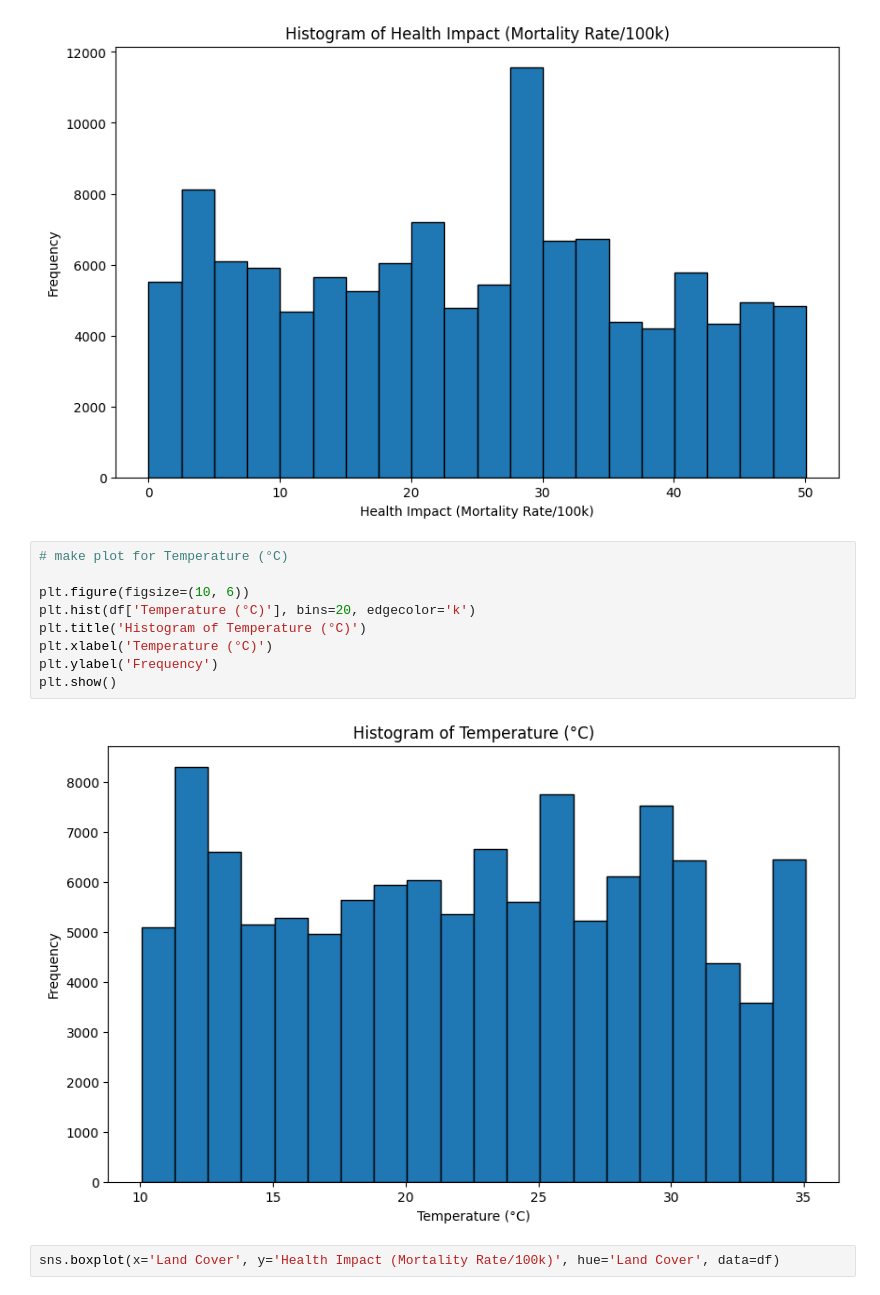
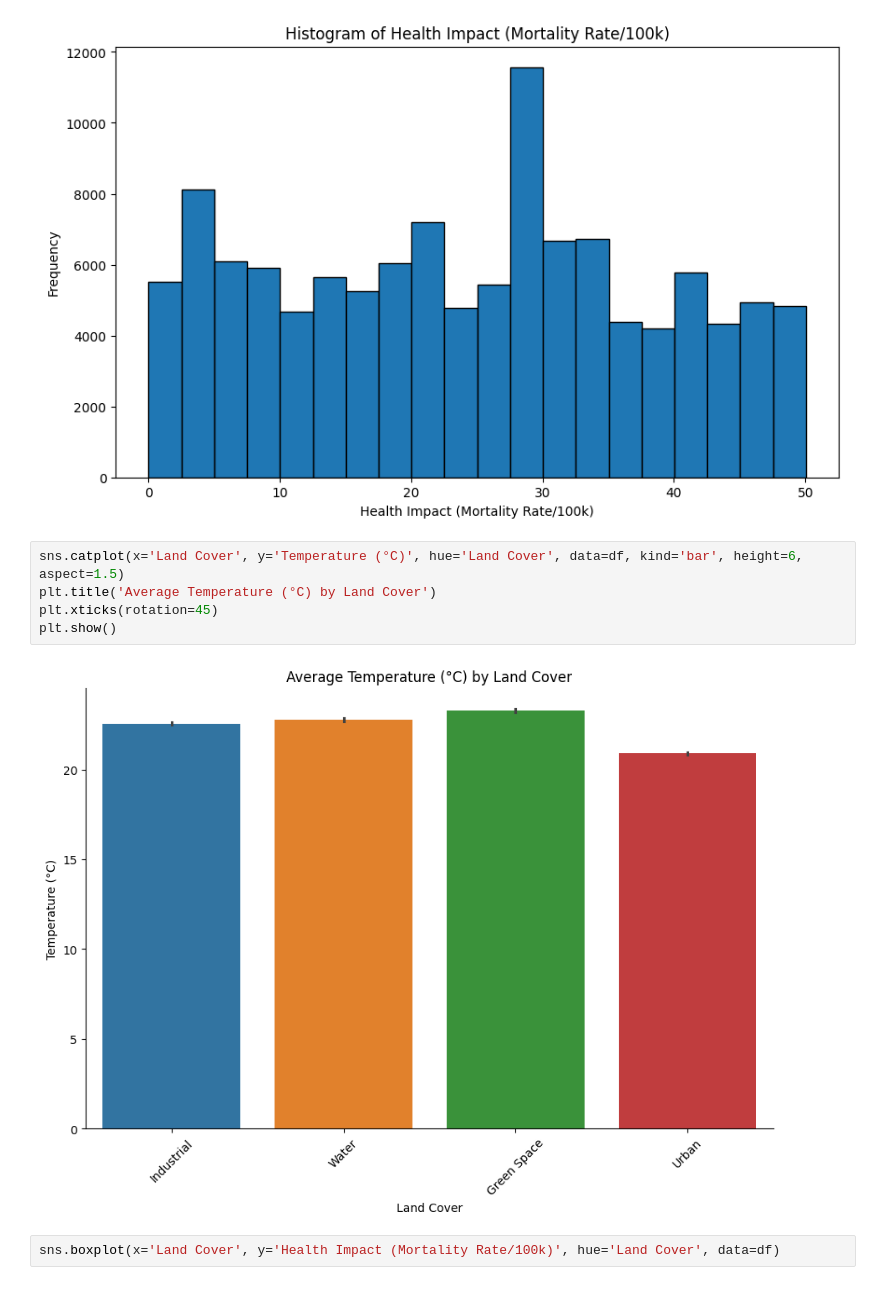
Before and after one commit to Ph4ntomX/data-science-FYP, a Jupyter notebook: notebook.ipynb, the cells around one changed output. Drawn from its saved outputs; the diff is of its cells as text.

```diff
--- a/notebook.ipynb
+++ b/notebook.ipynb
@@ -84,16 +94,12 @@ plt.show()
 # %% [output]
 [figure]
 # %%
-# make plot for Temperature (°C)
-
-plt.figure(figsize=(10, 6))
-plt.hist(df['Temperature (°C)'], bins=20, edgecolor='k')
-plt.title('Histogram of Temperature (°C)')
-plt.xlabel('Temperature (°C)')
-plt.ylabel('Frequency')
+sns.catplot(x='Land Cover', y='Temperature (°C)', hue='Land Cover', data=df, kind='bar', height=6, aspect=1.5)
+plt.title('Average Temperature (°C) by Land Cover')
+plt.xticks(rotation=45)
 plt.show()
 # %% [output]
-[figure, old version]
+[figure, new version]
 # %%
 sns.boxplot(x='Land Cover', y='Health Impact (Mortality Rate/100k)', hue='Land Cover', data=df)
 # %% [output]
```
Also changed, not shown: parts of 14 cells of this notebook, 1 other file.
